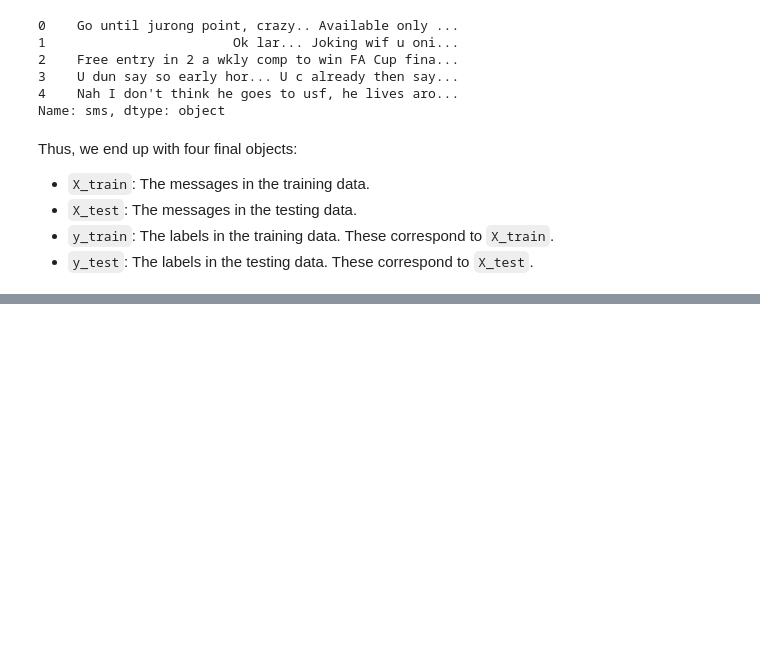
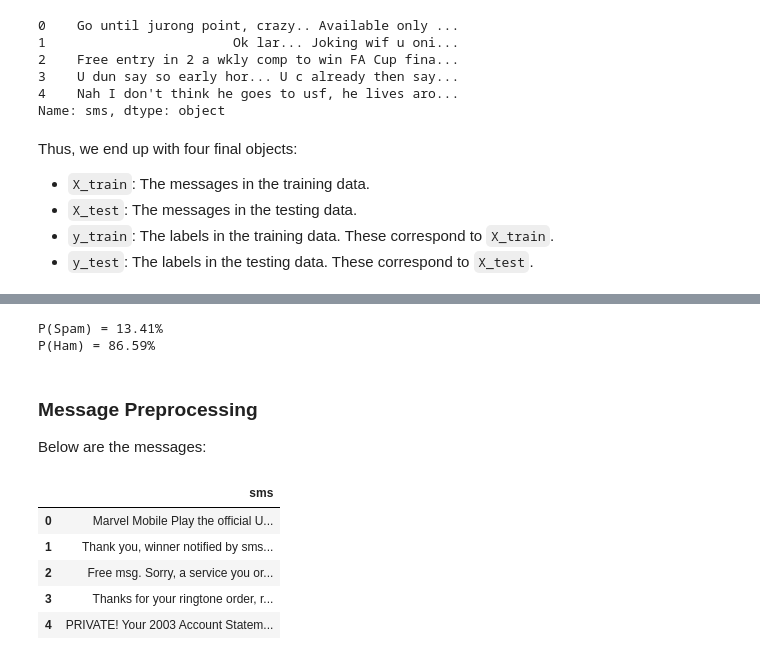
Before and after one commit to MiguelAHG/mahg-data-science, a Jupyter notebook: _notebooks/2021-12-13-Naive-Bayes-Algorithm-Detecting-Spam-Messages.ipynb, the cells around one changed output, grey strips where cells are left out. Saved outputs shown, nothing was run; the diff lists cells and outputs as text; code cells hidden in the pictures; blank space fills up the shorter version.

```diff
--- a/_notebooks/2021-12-13-Naive-Bayes-Algorithm-Detecting-Spam-Messages.ipynb
+++ b/_notebooks/2021-12-13-Naive-Bayes-Algorithm-Detecting-Spam-Messages.ipynb
@@ -183,0 +257,25 @@ Now, let's discuss the multinomial naive bayes algorithm.
+# %%
+#collapse-hide
+p_label = {}
+p_label["spam"] = y_train.eq("spam").sum() / y_train.shape[0]
+p_label["ham"] = 1 - p_label["spam"]
+
+print(f"P(Spam) = {p_label['spam'] * 100:.2f}%")
+print(f"P(Ham) = {p_label['ham'] * 100:.2f}%")
+# %% [output]
+P(Spam) = 13.41%
+P(Ham) = 86.59%
+# %% [markdown]
+### Message Preprocessing
+
+Below are the messages:
+# %%
+#collapse-hide
+X_train.head()
+# %% [output]
+|  | sms |
+| 0 | Marvel Mobile Play the official U... |
+| 1 | Thank you, winner notified by sms... |
+| 2 | Free msg. Sorry, a service you or... |
+| 3 | Thanks for your ringtone order, r... |
+| 4 | PRIVATE! Your 2003 Account Statem... |
```
Also changed, not shown: parts of 29 cells of this notebook.
